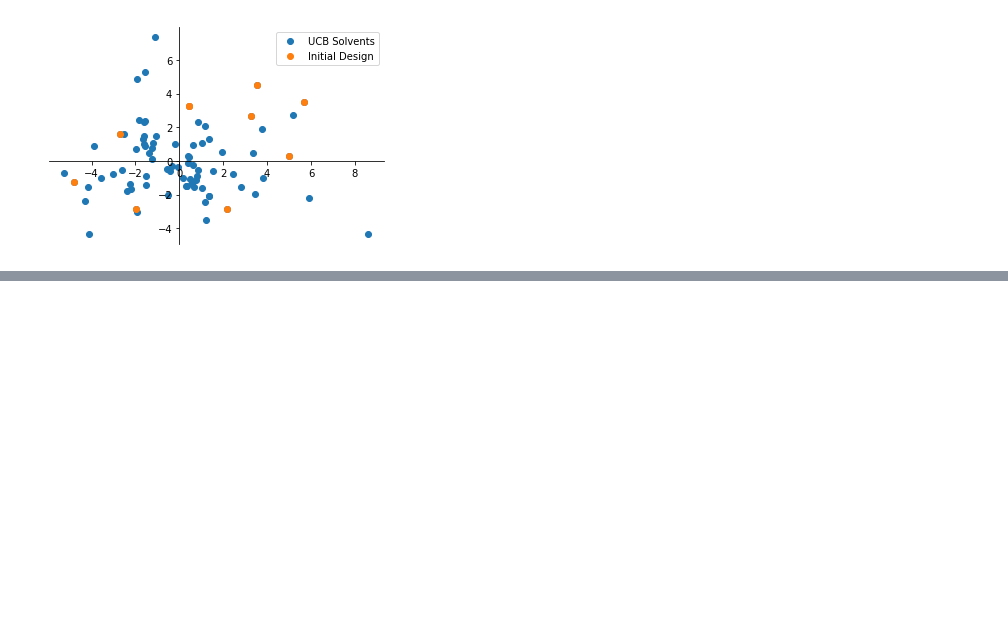
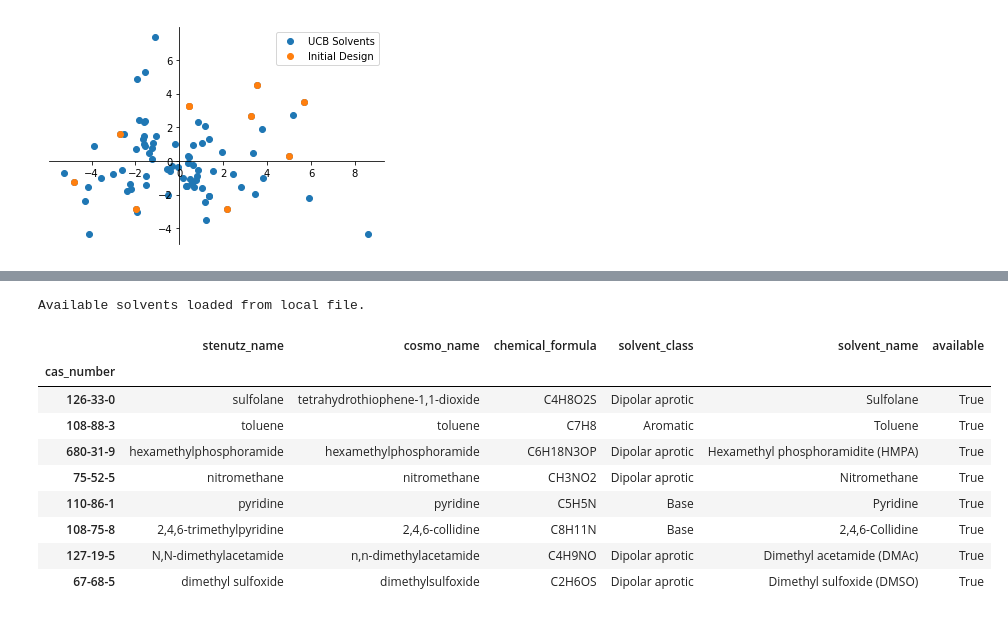
Before and after one commit to sustainable-processes/summit, a Jupyter notebook: case_studies/borrowing_hydrogen/initial_design.ipynb, the cells around one changed output, grey strips where cells are left out. Saved outputs shown, nothing was run; the diff lists cells and outputs as text; code cells hidden in the pictures; blank space fills up the shorter version.

```diff
--- a/case_studies/borrowing_hydrogen/initial_design.ipynb
+++ b/case_studies/borrowing_hydrogen/initial_design.ipynb
@@ -233,0 +241,20 @@ ax.spines['top'].set_color('none')
+# %%
+# Get a list solvents available in the lab
+def is_available(cas_number, ci):
+    res = ci.search(cas_number)
+    if res:
+        return True
+    else:
+        return False
+
+try:
+    with open('solvents_available.pickle', 'rb') as f:
+        solvents_available = pickle.load(f)
+    print('Available solvents loaded from local file.')
+except FileNotFoundError:
+    solvents_available = [is_available(index, ci)
+                          for index in tqdm_notebook(solvent_ds_final.index)]
+    with open('solvents_available.pickle', 'wb') as f:
+        pickle.dump(solvents_available, f)
+# %% [output]
+Available solvents loaded from local file.
@@ -233,0 +278,17 @@ ax.spines['top'].set_color('none')
+# %%
+rs = np.random.RandomState(100000)
+lhs = LatinDesigner(domain_lab, rs)
+design_lab = lhs.generate_experiments(8, unique=False, criterion='maximin')
+lab_indices = design_lab.get_indices()
+solvent_ds_lab.iloc[lab_indices[:, 0], :][solvent_ds_lab.metadata_columns]
+# %% [output]
+|  | stenutz_name | cosmo_name | chemical_formula | solvent_class | solvent_name | available |
+| cas_number |  |  |  |  |  |  |
+| 126-33-0 | sulfolane | tetrahydrothiophene-1,1-dioxide | C4H8O2S | Dipolar aprotic | Sulfolane | True |
+| 108-88-3 | toluene | toluene | C7H8 | Aromatic | Toluene | True |
+| 680-31-9 | hexamethylphosphoramide | hexamethylphosphoramide | C6H18N3OP | Dipolar aprotic | Hexamethyl phosphoramidite (HMPA) | True |
+| 75-52-5 | nitromethane | nitromethane | CH3NO2 | Dipolar aprotic | Nitromethane | True |
+| 110-86-1 | pyridine | pyridine | C5H5N | Base | Pyridine | True |
+| 108-75-8 | 2,4,6-trimethylpyridine | 2,4,6-collidine | C8H11N | Base | 2,4,6-Collidine | True |
+| 127-19-5 | N,N-dimethylacetamide | n,n-dimethylacetamide | C4H9NO | Dipolar aprotic | Dimethyl acetamide (DMAc) | True |
+| 67-68-5 | dimethyl sulfoxide | dimethylsulfoxide | C2H6OS | Dipolar aprotic | Dimethyl sulfoxide (DMSO) | True |
```
Also changed, not shown: parts of 10 cells of this notebook, 3 other files.
